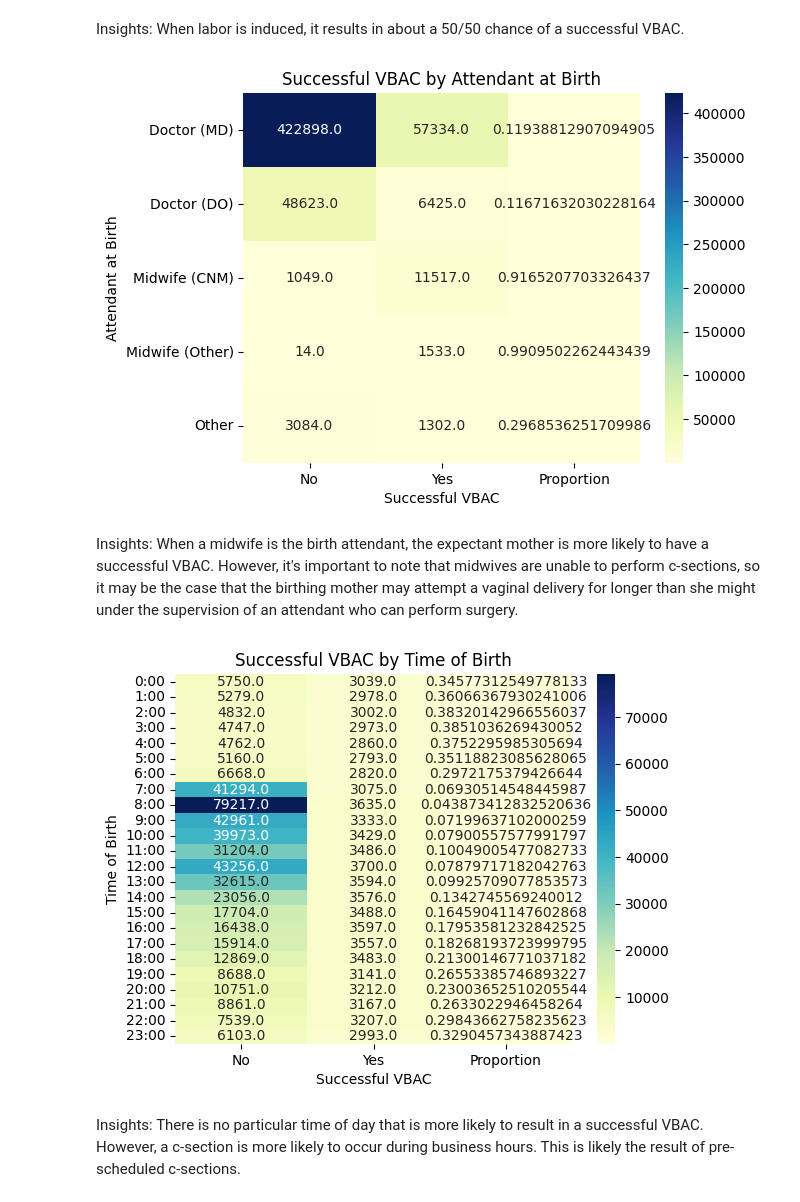
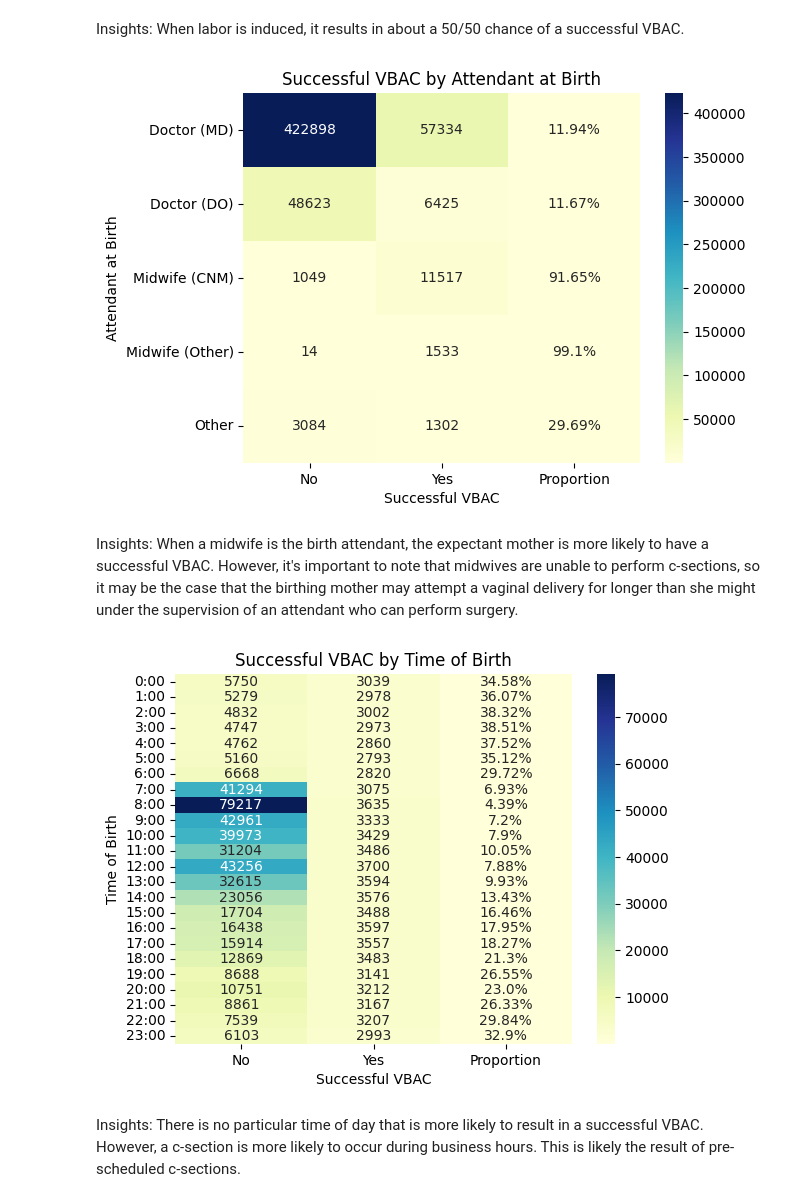
Before and after one commit to shroommu/natality-stats, a Jupyter notebook: dev/notebooks/exploratory/vbac/02_visualizations.ipynb, the cells around one changed output. Drawn from its saved outputs; the diff is of its cells as text; code cells hidden in the pictures.

Commit message:
update heatmap formatting to percent proportion

```diff
--- a/dev/notebooks/exploratory/vbac/02_visualizations.ipynb
+++ b/dev/notebooks/exploratory/vbac/02_visualizations.ipynb
@@ -407,14 +426,21 @@ Insights: When labor is induced, it results in about a 50/50 chance of a success
 attendant_at_birth_cross_tab = pd.crosstab(
     df["attendant_at_birth"][df["attendant_at_birth"] != 9], successful_vbac
 )
-attendant_at_birth_cross_tab["proportion"] = attendant_at_birth_cross_tab[1] / (
-    attendant_at_birth_cross_tab[0] + attendant_at_birth_cross_tab[1]
+attendant_at_birth_cross_tab["proportion"] = (
+    attendant_at_birth_cross_tab[1]
+    / (attendant_at_birth_cross_tab[0] + attendant_at_birth_cross_tab[1])
+    * 100
 )
 
 attendant_at_birth_cross_tab.to_json(save_path + "/attendant_at_birth_cross_tab.json")
 
+annotation_matrix = attendant_at_birth_cross_tab.copy()
+annotation_matrix[0:2] = annotation_matrix[0:2].astype(int)
+annotation_matrix["proportion"] = round(attendant_at_birth_cross_tab["proportion"], 2)
+annotation_matrix["proportion"] = annotation_matrix["proportion"].astype(str) + "%"
+
 attendant_at_birth_cross_tab_ax = sns.heatmap(
-    attendant_at_birth_cross_tab, annot=True, fmt="", cmap="YlGnBu"
+    attendant_at_birth_cross_tab, annot=annotation_matrix.values, fmt="", cmap="YlGnBu"
 )
 attendant_at_birth_cross_tab_ax.set_title("Successful VBAC by Attendant at Birth")
 attendant_at_birth_cross_tab_ax.set_xlabel("Successful VBAC")
@@ -432,35 +458,42 @@ attendant_at_birth_cross_tab_ax.set_yticklabels(
 )
 plt.show()
 # %% [output]
-[figure, old version]
+[figure, new version]
 # %% [markdown]
 Insights: When a midwife is the birth attendant, the expectant mother is more likely to have a successful VBAC. However, it's important to note that midwives are unable to perform c-sections, so it may be the case that the birthing mother may attempt a vaginal delivery for longer than she might under the supervision of an attendant who can perform surgery.
 # %%
 time_of_birth_cross_tab = pd.crosstab(
     pd.cut(
         df["time_of_birth"],
         bins=range(0, 2401, 100),
         labels=[f"{i}:00" for i in range(24)],
     ),
     successful_vbac,
 )
-time_of_birth_cross_tab["proportion"] = time_of_birth_cross_tab[1] / (
-    time_of_birth_cross_tab[0] + time_of_birth_cross_tab[1]
+time_of_birth_cross_tab["proportion"] = (
+    time_of_birth_cross_tab[1]
+    / (time_of_birth_cross_tab[0] + time_of_birth_cross_tab[1])
+    * 100
 )
 
 time_of_birth_cross_tab.to_json(save_path + "/time_of_birth_cross_tab.json")
 
+annotation_matrix = time_of_birth_cross_tab.copy()
+annotation_matrix[0:2] = annotation_matrix[0:2].astype(int)
+annotation_matrix["proportion"] = round(time_of_birth_cross_tab["proportion"], 2)
+annotation_matrix["proportion"] = annotation_matrix["proportion"].astype(str) + "%"
+
 time_of_birth_cross_tab_ax = sns.heatmap(
-    time_of_birth_cross_tab, annot=True, fmt="", cmap="YlGnBu"
+    time_of_birth_cross_tab, annot=annotation_matrix.values, fmt="", cmap="YlGnBu"
 )
 time_of_birth_cross_tab_ax.set_title("Successful VBAC by Time of Birth")
 time_of_birth_cross_tab_ax.set_xlabel("Successful VBAC")
 time_of_birth_cross_tab_ax.set_xticklabels(["No", "Yes", "Proportion"])
 time_of_birth_cross_tab_ax.set_ylabel("Time of Birth")
 time_of_birth_cross_tab_ax.set_yticklabels(time_of_birth_cross_tab.index, rotation=0)
 plt.show()
 # %% [output]
-[figure, old version]
+[figure, new version]
 # %% [markdown]
 Insights: There is no particular time of day that is more likely to result in a successful VBAC. However, a c-section is more likely to occur during business hours. This is likely the result of pre-scheduled c-sections.
 # %%
```
Also changed, not shown: parts of 12 cells of this notebook.
